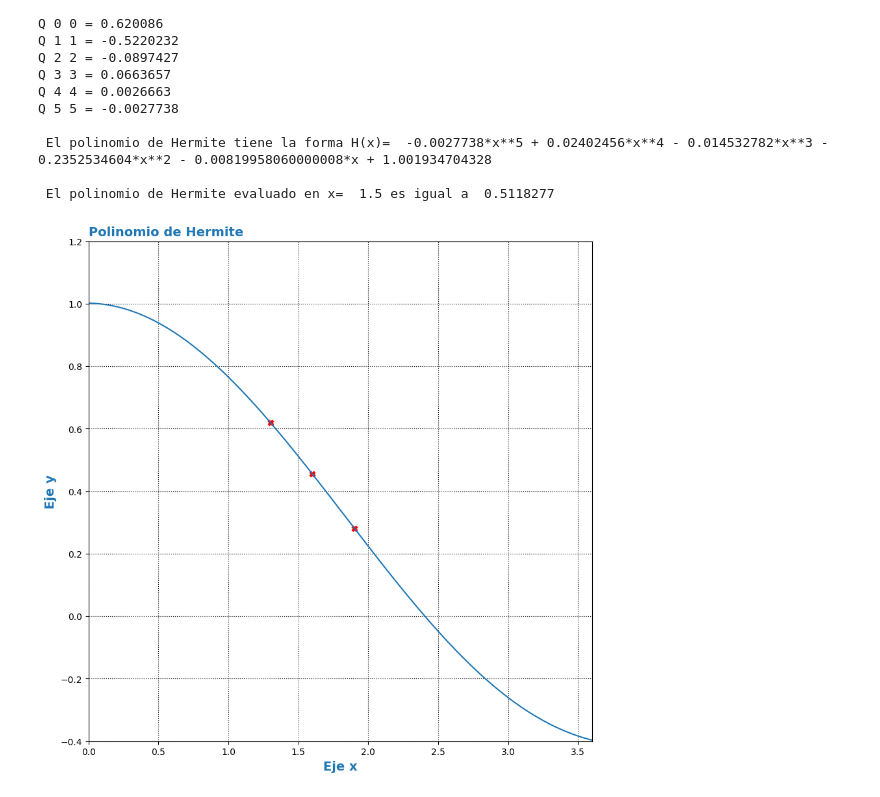
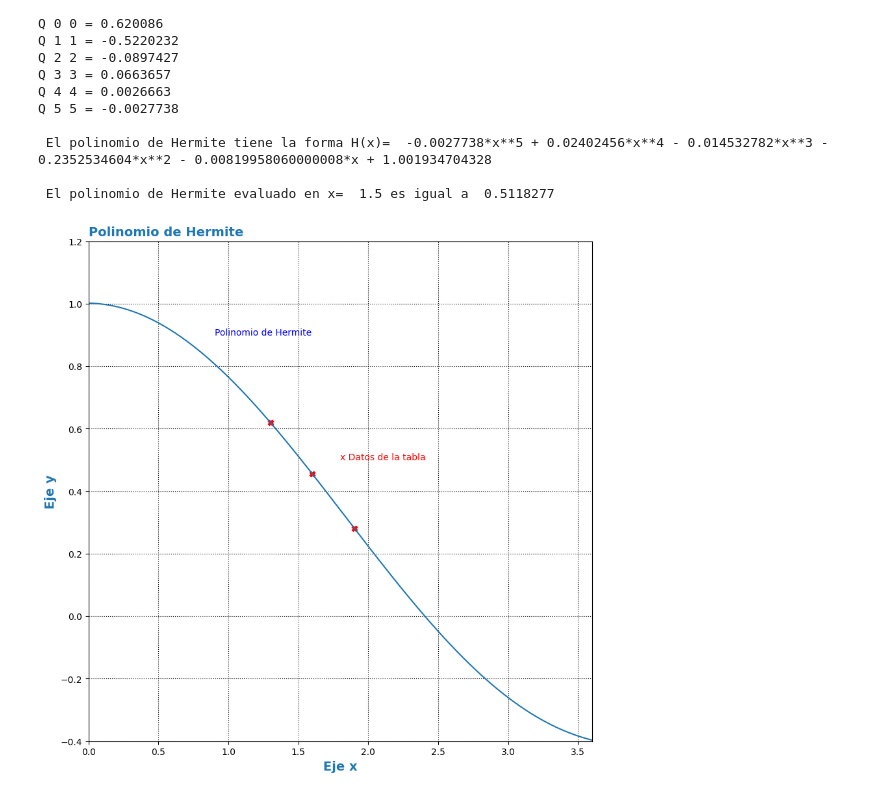
Before and after one commit to Sandoval-Martinez-Jacquelin/Metodos-1, a Jupyter notebook: Polinomio_de_Hermite con SYMPY.ipynb, the cells around one changed output. Cells and saved outputs as stored; diff of their text form; code cells hidden in the pictures.

```diff
--- a/Polinomio_de_Hermite con SYMPY.ipynb
+++ b/Polinomio_de_Hermite con SYMPY.ipynb
@@ -171,18 +171,19 @@ import matplotlib . pyplot as plt
 # %%
 import matplotlib.pyplot as plt
 plt.figure(figsize=(10,10))
 
-x=np.linspace(0, 3.6,200)
+x=np.linspace(0, 3.6,100)
 
-plt.plot(x,Evaluacion(x) , label='Open Price')#se grafica la funcion g(x) en los datos de x dados
-plt.scatter(datx,daty,color="red",marker="X",label="x")#se trazan los puntos para cada pareja ordenada (x,y) de la tabla
+plt.plot(x,Evaluacion(x) )#se grafica la funcion g(x) en los datos de x dados
+plt.scatter(datx,daty,color="red",marker="X")#se trazan los puntos para cada pareja ordenada (x,y) de la tabla
 plt.xlim(0, 3.6)
 plt.ylim(-0.4, 1.2)
-
+plt.text(1.8, 0.5, "x Datos de la tabla", fontsize=10, color="r")
+plt.text(0.9, 0.9, "Polinomio de Hermite", fontsize=10, color="b")
 plt.title("Polinomio de Hermite ", loc = "left", fontdict = {'fontsize':14, 'fontweight':'bold', 'color':'tab:blue'})
 plt.xlabel("Eje x",fontdict = {'fontsize':14, 'fontweight':'bold', 'color':'tab:blue'})
 plt.ylabel("Eje y",fontdict = {'fontsize':14, 'fontweight':'bold', 'color':'tab:blue'})
 plt.grid(color="black",linestyle="dotted")
 plt.show()
 # %% [output]
-[figure, old version]
+[figure, new version]
```
